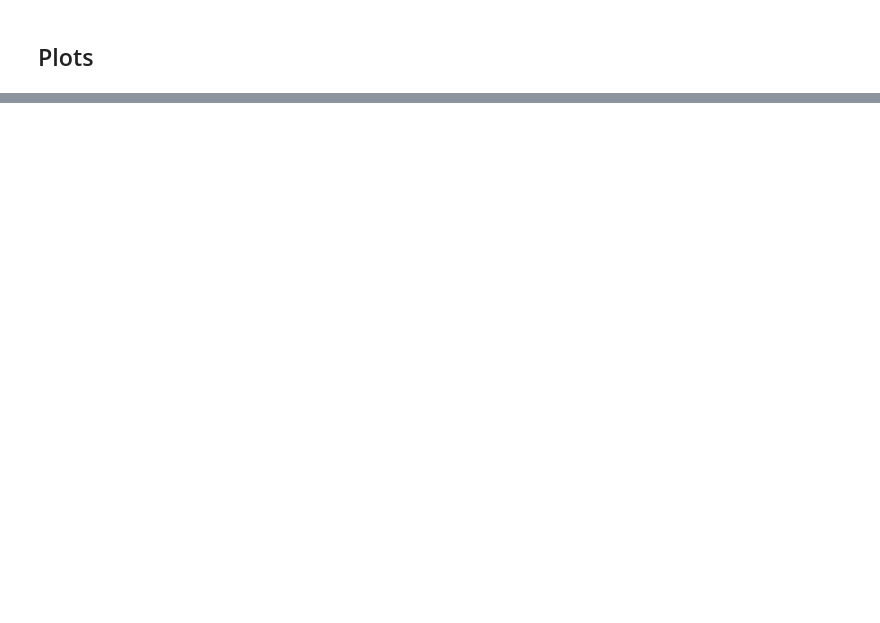
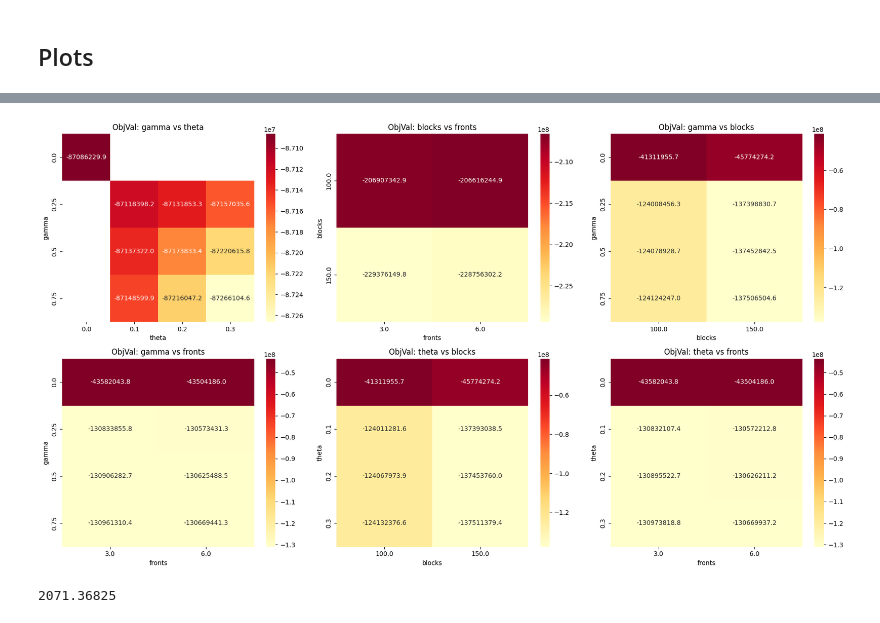
Before and after one commit to pedrodilallo/projeto_logistica_atr, a Jupyter notebook: log_analysis.ipynb, the cells around one changed output, grey strips where cells are left out. Cells and saved outputs as stored; diff of their text form; code cells hidden in the pictures; blank space fills up the shorter version.

```diff
--- a/log_analysis.ipynb
+++ b/log_analysis.ipynb
@@ -95,0 +88,26 @@ plt.show()
+# %%
+heatmaps = [
+    ('gamma', 'theta'),
+    ('blocks', 'fronts'),
+    ('gamma', 'blocks'),
+    ('gamma', 'fronts'),
+    ('theta', 'blocks'),
+    ('theta', 'fronts'),
+]
+
+summary['ObjVal'] = - summary['ObjVal']
+
+fig, axes = plt.subplots(2, 3, figsize=(18, 10))
+for ax, (row, col) in zip(axes.flatten(), heatmaps):
+    pivot = summary.pivot_table(values='ObjVal', index=row, columns=col, aggfunc='sum')
+    sns.heatmap(pivot, annot=True, fmt='.1f', cmap='YlOrRd', ax=ax)
+    ax.set_title(f'ObjVal: {row} vs {col}')
+
+plt.tight_layout()
+plt.show()
+# %% [output]
+[figure, added]
+# %%
+s
+# %% [output]
+2071.36825
```
Also changed, not shown: parts of 9 cells of this notebook, 3 other files.
